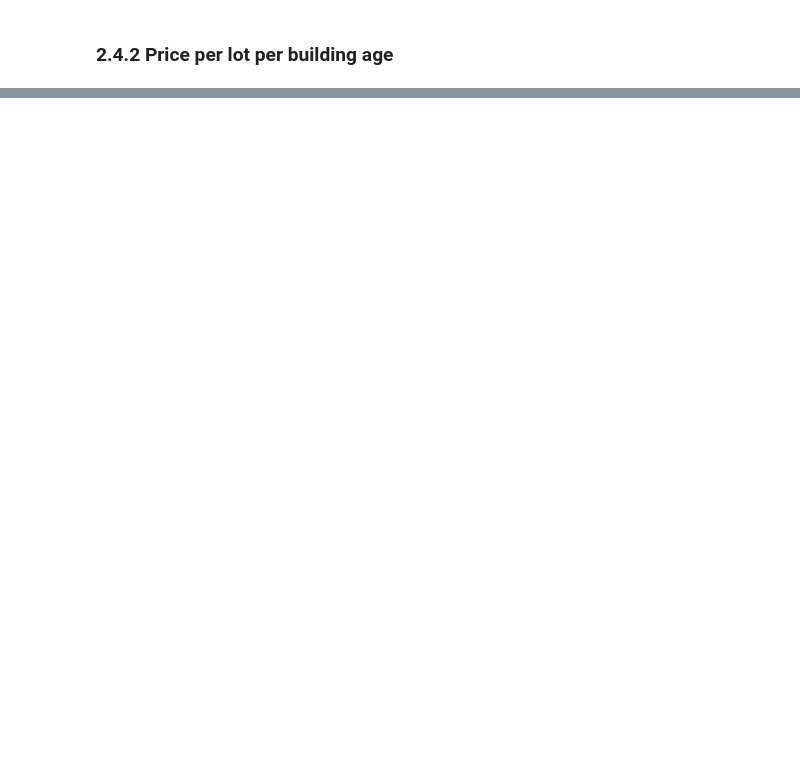
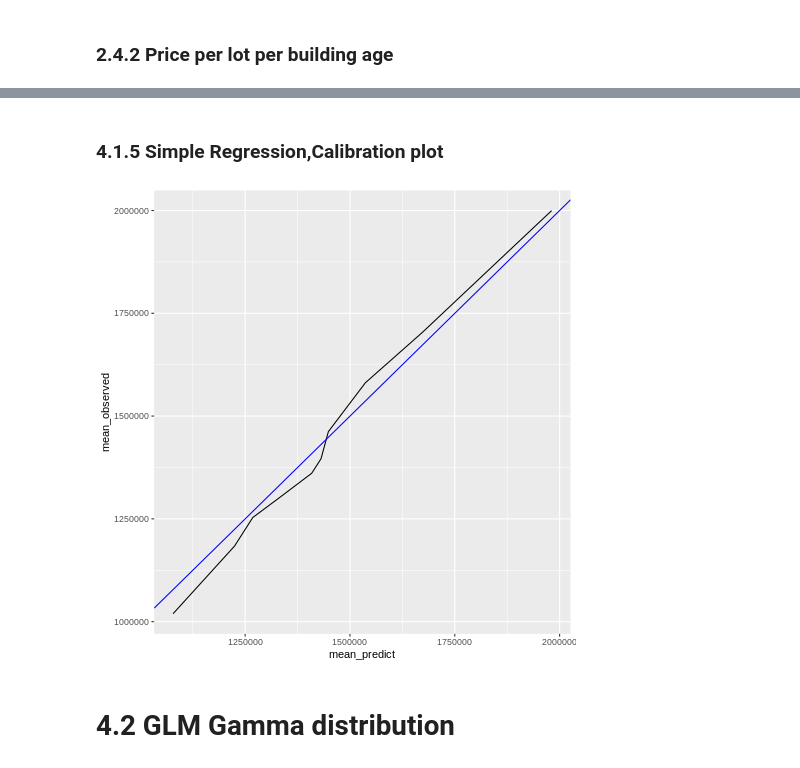
Before and after one commit to tavakohr/BasicFunctions, a Jupyter notebook: RealEstate_R.ipynb, the cells around one changed output, grey strips where cells are left out. Drawn from its saved outputs; the diff is of its cells as text; code cells hidden in the pictures; blank space fills up the shorter version.

```diff
--- a/RealEstate_R.ipynb
+++ b/RealEstate_R.ipynb
@@ -243,0 +293,5 @@ ggplot(data=db,aes(x=Lot,y=SalePrice))+geom_point(aes(colour=as.factor(Agegroup)
+# %%
+%%R
+
+training <- training %>% dplyr::select(ML,AskingPrice ,SalePrice,Tot.BR,Tot.Baths, Age,Kitchens,TotFlArea,Lot,S.A,Tax , reno,List.Date,SaleToActive ,HPI)
+testing <-  testing  %>% dplyr::select(ML,AskingPrice ,SalePrice,Tot.BR,Tot.Baths, Age,Kitchens,TotFlArea,Lot,S.A,Tax , reno,List.Date,SaleToActive ,HPI)
@@ -243,0 +318,3 @@ ggplot(data=db,aes(x=Lot,y=SalePrice))+geom_point(aes(colour=as.factor(Agegroup)
+# %%
+%%R
+testing<- testing[testing['S.A']!='VCQRS' &testing['S.A']!='VCQSV' , ]
@@ -243,0 +334,7 @@ ggplot(data=db,aes(x=Lot,y=SalePrice))+geom_point(aes(colour=as.factor(Agegroup)
+# %%
+%%R
+
+simple_Normal<-glm(SalePrice~ AskingPrice+Tot.BR+Tot.Baths+ Age+Kitchens+TotFlArea+ Lot+ reno +Tax+HPI+SaleToActive,
+                  family =  gaussian(link = "identity"),
+                  data=training)
+summary(simple_Normal)
@@ -243,0 +420,3 @@ ggplot(data=db,aes(x=Lot,y=SalePrice))+geom_point(aes(colour=as.factor(Agegroup)
+# %%
+%%R
+P_simple_normal<-as.vector(predict(simple_Normal, newdata =testing, type="response"))
@@ -243,0 +433,9 @@ ggplot(data=db,aes(x=Lot,y=SalePrice))+geom_point(aes(colour=as.factor(Agegroup)
+# %% [markdown]
+### 4.1.5 Simple Regression,Calibration plot
+# %%
+%%R
+caliberPlot(testing$SalePrice, P_simple_normal)
+# %% [output]
+[figure, added]
+# %% [markdown]
+# 4.2 GLM Gamma distribution
```
Also changed, not shown: parts of 60 cells of this notebook.
